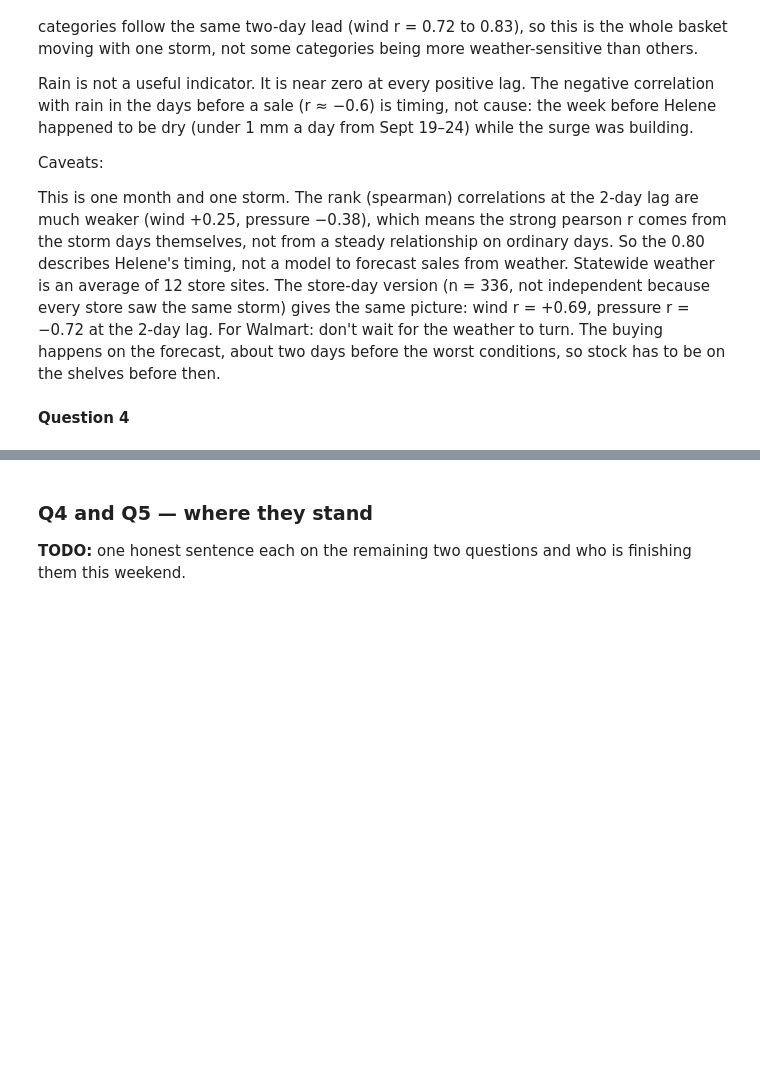
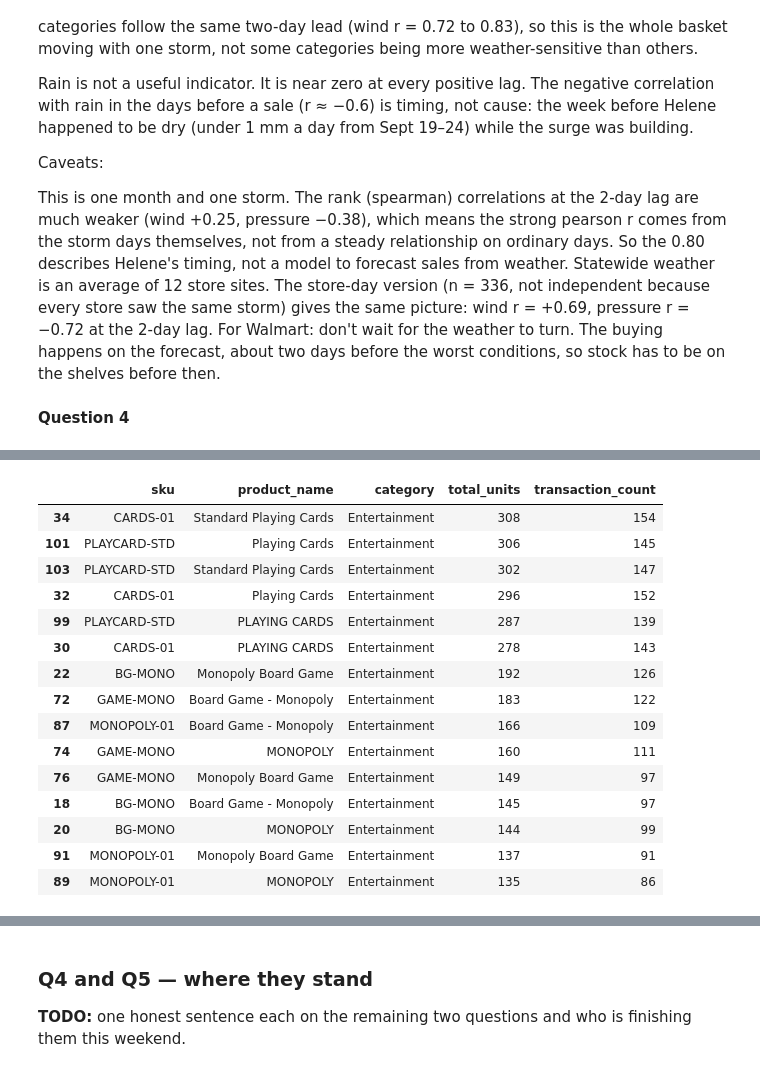
Before and after one commit to ayanrasulova/ds2002-midterm, a Jupyter notebook: notebooks/06-midterm-walmart/2026-10-30 — Midterm Progress — Lab.ipynb, the cells around one changed output, grey strips where cells are left out. Cells and saved outputs as stored; diff of their text form; code cells hidden in the pictures; blank space fills up the shorter version.

```diff
--- a/notebooks/06-midterm-walmart/2026-10-30 — Midterm Progress — Lab.ipynb
+++ b/notebooks/06-midterm-walmart/2026-10-30 — Midterm Progress — Lab.ipynb
@@ -997,0 +1046,21 @@ so treat its multiple with caution.
+# %%
+#Grouping sales by product and calculate baseline and surge totals
+baseline_totals = (baseline.groupby(["product_name", "category"])["quantity"].sum().reset_index(name="baseline_sales"))
+surge_totals = (surge.groupby(["product_name", "category"])["quantity"].sum().reset_index(name="surge_sales"))
+
+product_sales = baseline_totals.merge(surge_totals,on=["product_name", "category"],how="outer").fillna(0)
+
+product_sales["percent_change"] = ((product_sales["surge_sales"] - product_sales["baseline_sales"]) / product_sales["baseline_sales"].replace(0, float("nan"))) * 100
+entertainment_sales = ( product_sales[product_sales["category"] == "Entertainment"].sort_values("surge_sales", ascending=False))
+
+print(entertainment_sales.to_string(index=False))
+
+#Examining individual products and their SKUs
+sku_audit = (
+    sales.groupby(["sku", "product_name", "category"])
+    .agg(total_units=("quantity", "sum"), transaction_count=("quantity", "size"))
+    .reset_index()
+    .sort_values("total_units", ascending=False)
+)
+
+print(sku_audit.to_string(index=False))
@@ -997,0 +1085,20 @@ so treat its multiple with caution.
+# %%
+entertainment_audit = sku_audit[sku_audit["category"] == "Entertainment"].copy()
+display(entertainment_audit)
+# %% [output]
+|  | sku | product_name | category | total_units | transaction_count |
+| 34 | CARDS-01 | Standard Playing Cards | Entertainment | 308 | 154 |
+| 101 | PLAYCARD-STD | Playing Cards | Entertainment | 306 | 145 |
+| 103 | PLAYCARD-STD | Standard Playing Cards | Entertainment | 302 | 147 |
+| 32 | CARDS-01 | Playing Cards | Entertainment | 296 | 152 |
+| 99 | PLAYCARD-STD | PLAYING CARDS | Entertainment | 287 | 139 |
+| 30 | CARDS-01 | PLAYING CARDS | Entertainment | 278 | 143 |
+| 22 | BG-MONO | Monopoly Board Game | Entertainment | 192 | 126 |
+| 72 | GAME-MONO | Board Game - Monopoly | Entertainment | 183 | 122 |
+| 87 | MONOPOLY-01 | Board Game - Monopoly | Entertainment | 166 | 109 |
+| 74 | GAME-MONO | MONOPOLY | Entertainment | 160 | 111 |
+| 76 | GAME-MONO | Monopoly Board Game | Entertainment | 149 | 97 |
+| 18 | BG-MONO | Board Game - Monopoly | Entertainment | 145 | 97 |
+| 20 | BG-MONO | MONOPOLY | Entertainment | 144 | 99 |
+| 91 | MONOPOLY-01 | Monopoly Board Game | Entertainment | 137 | 91 |
+| 89 | MONOPOLY-01 | MONOPOLY | Entertainment | 135 | 86 |
```
Also changed, not shown: parts of 9 cells of this notebook.
